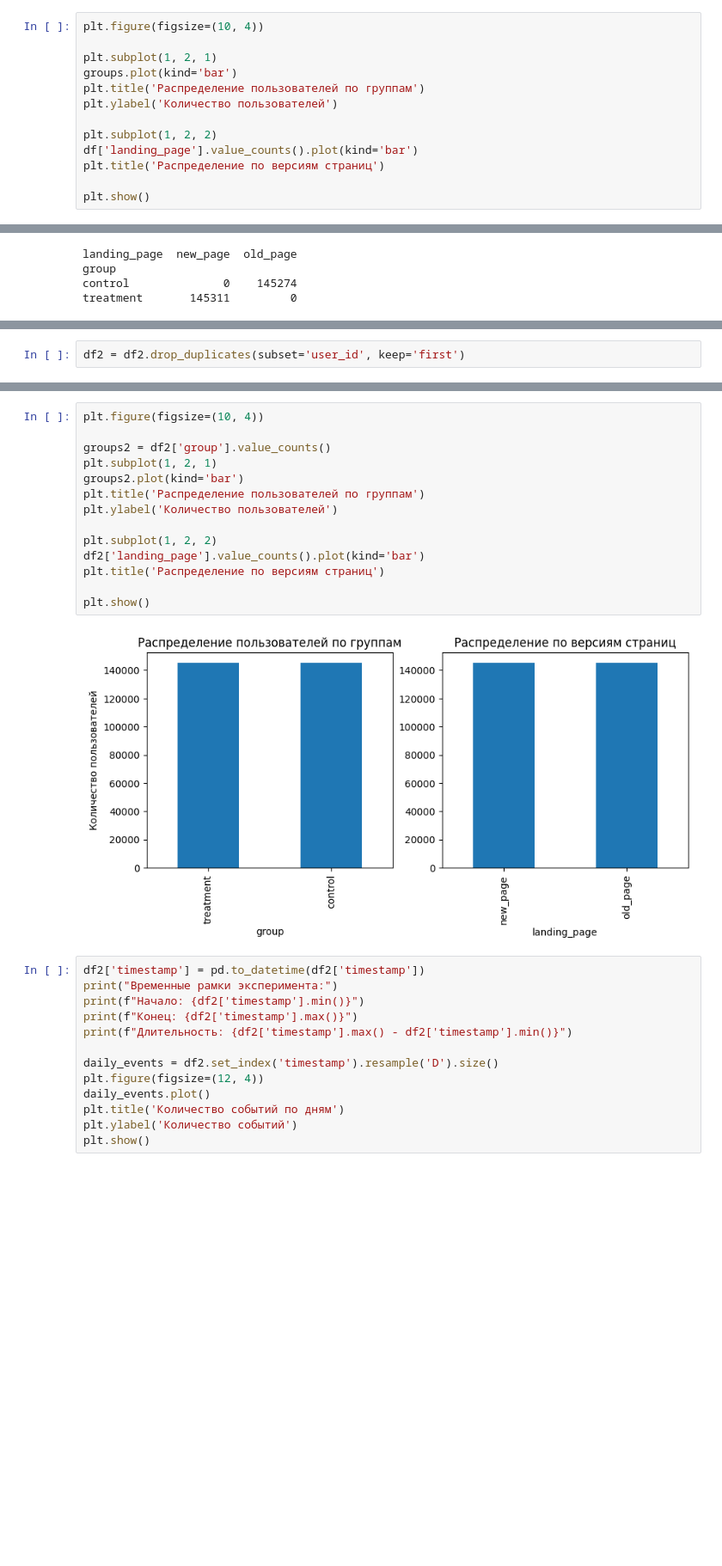
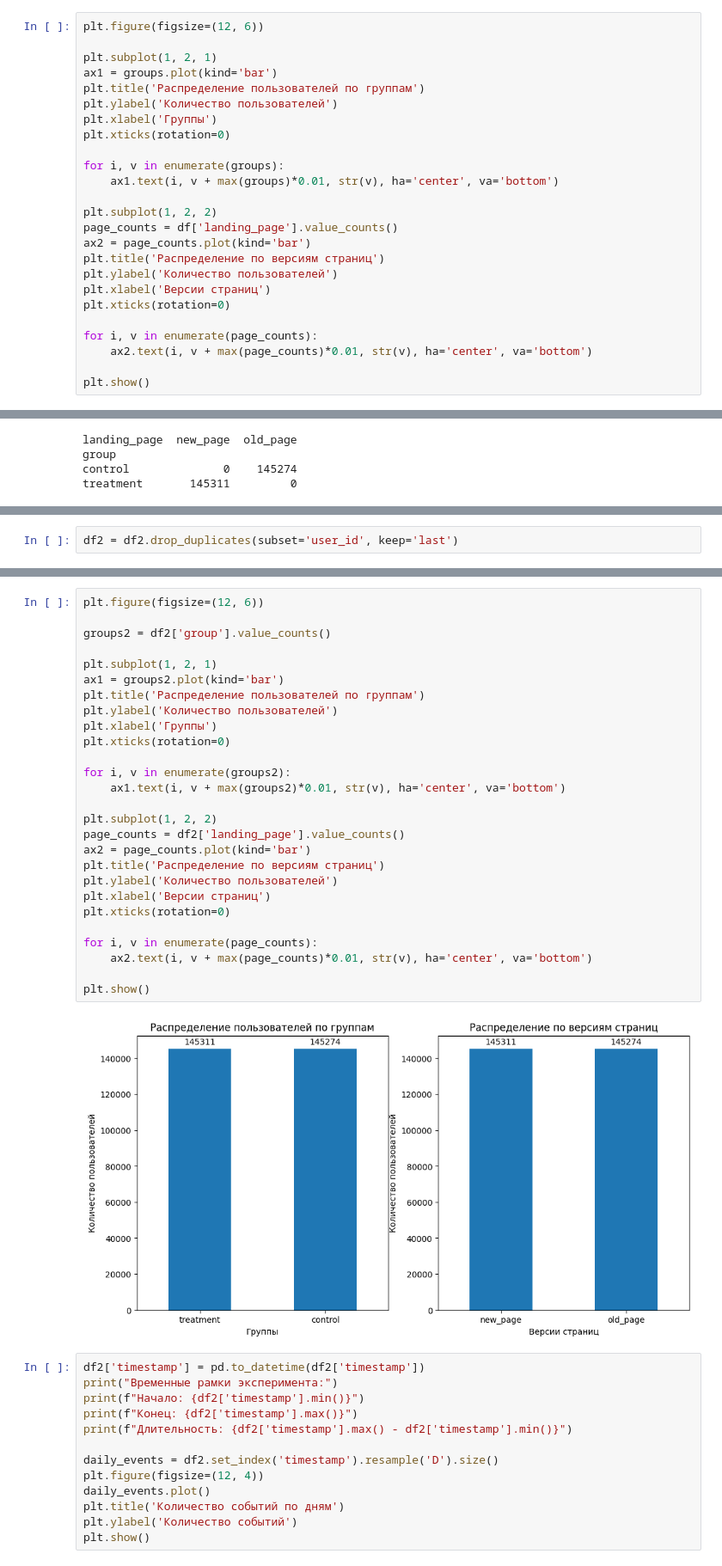
Before and after one commit to Elisavetasa/Statistics-in-Data-Analysis, a Jupyter notebook: Part 1/часть1_гп3 (3).ipynb, the cells around one changed output, grey strips where cells are left out. Shown at 86% size. Saved outputs shown, nothing was run; the diff lists cells and outputs as text; blank space fills up the shorter version.

```diff
--- a/Part 1/часть1_гп3 (3).ipynb
+++ b/Part 1/часть1_гп3 (3).ipynb
@@ -79,14 +91,26 @@ Name: count, dtype: int64
 # %%
-plt.figure(figsize=(10, 4))
+plt.figure(figsize=(12, 6))
 
 plt.subplot(1, 2, 1)
-groups.plot(kind='bar')
+ax1 = groups.plot(kind='bar')
 plt.title('Распределение пользователей по группам')
 plt.ylabel('Количество пользователей')
+plt.xlabel('Группы')
+plt.xticks(rotation=0)
+
+for i, v in enumerate(groups):
+    ax1.text(i, v + max(groups)*0.01, str(v), ha='center', va='bottom')
 
 plt.subplot(1, 2, 2)
-df['landing_page'].value_counts().plot(kind='bar')
+page_counts = df['landing_page'].value_counts()
+ax2 = page_counts.plot(kind='bar')
 plt.title('Распределение по версиям страниц')
+plt.ylabel('Количество пользователей')
+plt.xlabel('Версии страниц')
+plt.xticks(rotation=0)
+
+for i, v in enumerate(page_counts):
+    ax2.text(i, v + max(page_counts)*0.01, str(v), ha='center', va='bottom')
 
 plt.show()
 # %% [output]
@@ -191,2 +210,2 @@ df2[df2['user_id']==773192]
 # %%
-df2 = df2.drop_duplicates(subset='user_id', keep='first')
+df2 = df2.drop_duplicates(subset='user_id', keep='last')
@@ -195,19 +216,32 @@ df2 = df2.drop_duplicates(subset='user_id', keep='first')
 # %%
-plt.figure(figsize=(10, 4))
+plt.figure(figsize=(12, 6))
 
 groups2 = df2['group'].value_counts()
+
 plt.subplot(1, 2, 1)
-groups2.plot(kind='bar')
+ax1 = groups2.plot(kind='bar')
 plt.title('Распределение пользователей по группам')
 plt.ylabel('Количество пользователей')
+plt.xlabel('Группы')
+plt.xticks(rotation=0)
+
+for i, v in enumerate(groups2):
+    ax1.text(i, v + max(groups2)*0.01, str(v), ha='center', va='bottom')
 
 plt.subplot(1, 2, 2)
-df2['landing_page'].value_counts().plot(kind='bar')
+page_counts = df2['landing_page'].value_counts()
+ax2 = page_counts.plot(kind='bar')
 plt.title('Распределение по версиям страниц')
+plt.ylabel('Количество пользователей')
+plt.xlabel('Версии страниц')
+plt.xticks(rotation=0)
+
+for i, v in enumerate(page_counts):
+    ax2.text(i, v + max(page_counts)*0.01, str(v), ha='center', va='bottom')
 
 plt.show()
 # %% [output]
-[figure, old version]
+[figure, new version]
 # %%
 df2['timestamp'] = pd.to_datetime(df2['timestamp'])
 print("Временные рамки эксперимента:")
```
Also changed, not shown: parts of 63 cells of this notebook.
